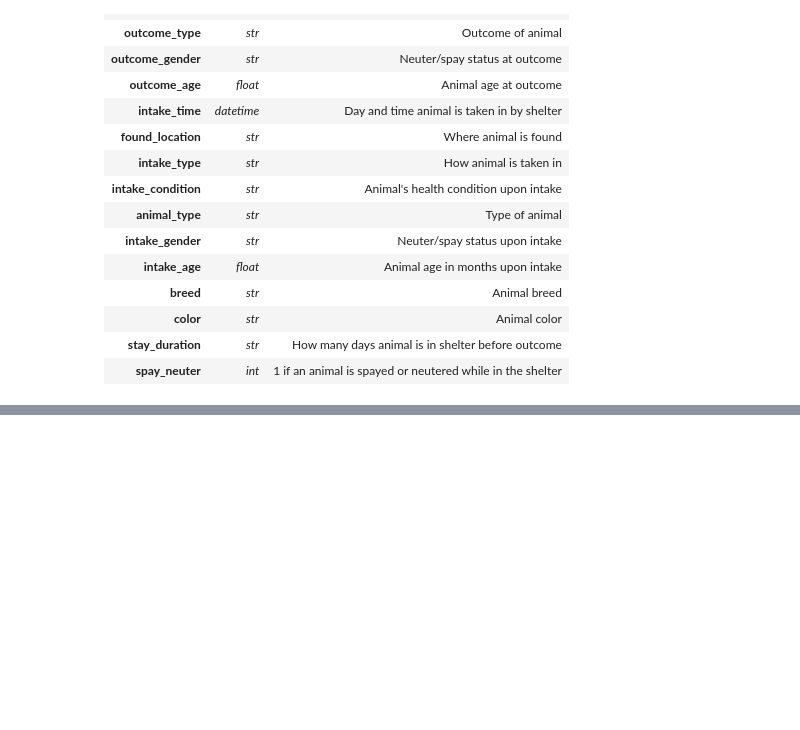
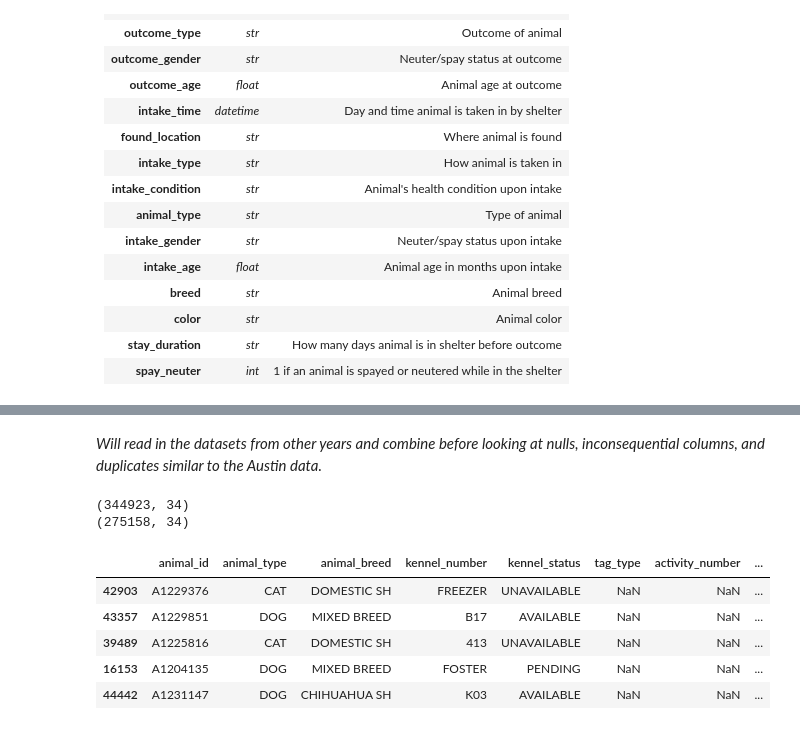
Before and after one commit to kncramer/animal-shelter-outcomes, a Jupyter notebook: code/01-data-cleaning.ipynb, the cells around one changed output, grey strips where cells are left out. Drawn from its saved outputs; the diff is of its cells as text; code cells hidden in the pictures; blank space fills up the shorter version.

```diff
--- a/code/01-data-cleaning.ipynb
+++ b/code/01-data-cleaning.ipynb
@@ -400,0 +431,11 @@ All intake data is from [Austin Animal Center Intakes](https://data.austintexas.
+# %%
+dallas_2014.rename(columns = to_snake_case(dallas_2014.columns), inplace = True)
+# %%
+# converting intake_date and outcome_date to datetime
+dallas_2014['intake_date'] = pd.to_datetime(dallas_2014['intake_date'], format='%m/%d/%Y %I:%M:%S %p')
+dallas_2014['outcome_date'] = pd.to_datetime(dallas_2014['outcome_date'], format='%m/%d/%Y %I:%M:%S %p')
+
+# sorting by outcome_date with most recent first
+dallas_2014.sort_values(by = 'outcome_date', ascending = False, inplace = True)
+# %% [markdown]
+*Will read in the datasets from other years and combine before looking at nulls, inconsequential columns, and duplicates similar to the Austin data.*
@@ -400,0 +469,31 @@ All intake data is from [Austin Animal Center Intakes](https://data.austintexas.
+# %%
+dallas_2015 = read_in_dallas_data(2015)
+dallas_2016 = read_in_dallas_data(2016)
+dallas_2017 = read_in_dallas_data(2017)
+dallas_2018 = read_in_dallas_data(2018)
+dallas_2019 = read_in_dallas_data(2019)
+dallas_2020 = read_in_dallas_data(2020)
+dallas_2021 = read_in_dallas_data(2021)
+dallas_2022 = read_in_dallas_data(2022)
+dallas_2023 = read_in_dallas_data(2023)
+# %%
+dallas_combined = pd.concat([dallas_2014, dallas_2015, dallas_2016, dallas_2017, dallas_2018,
+                             dallas_2019, dallas_2020, dallas_2021, dallas_2022, dallas_2023])
+# %%
+# resorting combined dataframe by outcome date
+dallas_combined.sort_values(by = 'outcome_date', ascending = False, inplace = True)
+
+# dropping duplicates by animal_id to focus on most recent observation per unique animal
+print(dallas_combined.shape)
+dallas_combined.drop_duplicates(subset = 'animal_id', inplace = True)
+print(dallas_combined.shape)
+dallas_combined.head()
+# %% [output]
+(344923, 34)
+(275158, 34)
+|  | animal_id | animal_type | animal_breed | kennel_number | kennel_status | tag_type | activity_number | ... |
+| 42903 | A1229376 | CAT | DOMESTIC SH | FREEZER | UNAVAILABLE | NaN | NaN | ... |
+| 43357 | A1229851 | DOG | MIXED BREED | B17 | AVAILABLE | NaN | NaN | ... |
+| 39489 | A1225816 | CAT | DOMESTIC SH | 413 | UNAVAILABLE | NaN | NaN | ... |
+| 16153 | A1204135 | DOG | MIXED BREED | FOSTER | PENDING | NaN | NaN | ... |
+| 44442 | A1231147 | DOG | CHIHUAHUA SH | K03 | AVAILABLE | NaN | NaN | ... |
```
Also changed, not shown: parts of 29 cells of this notebook, 12 other files.
